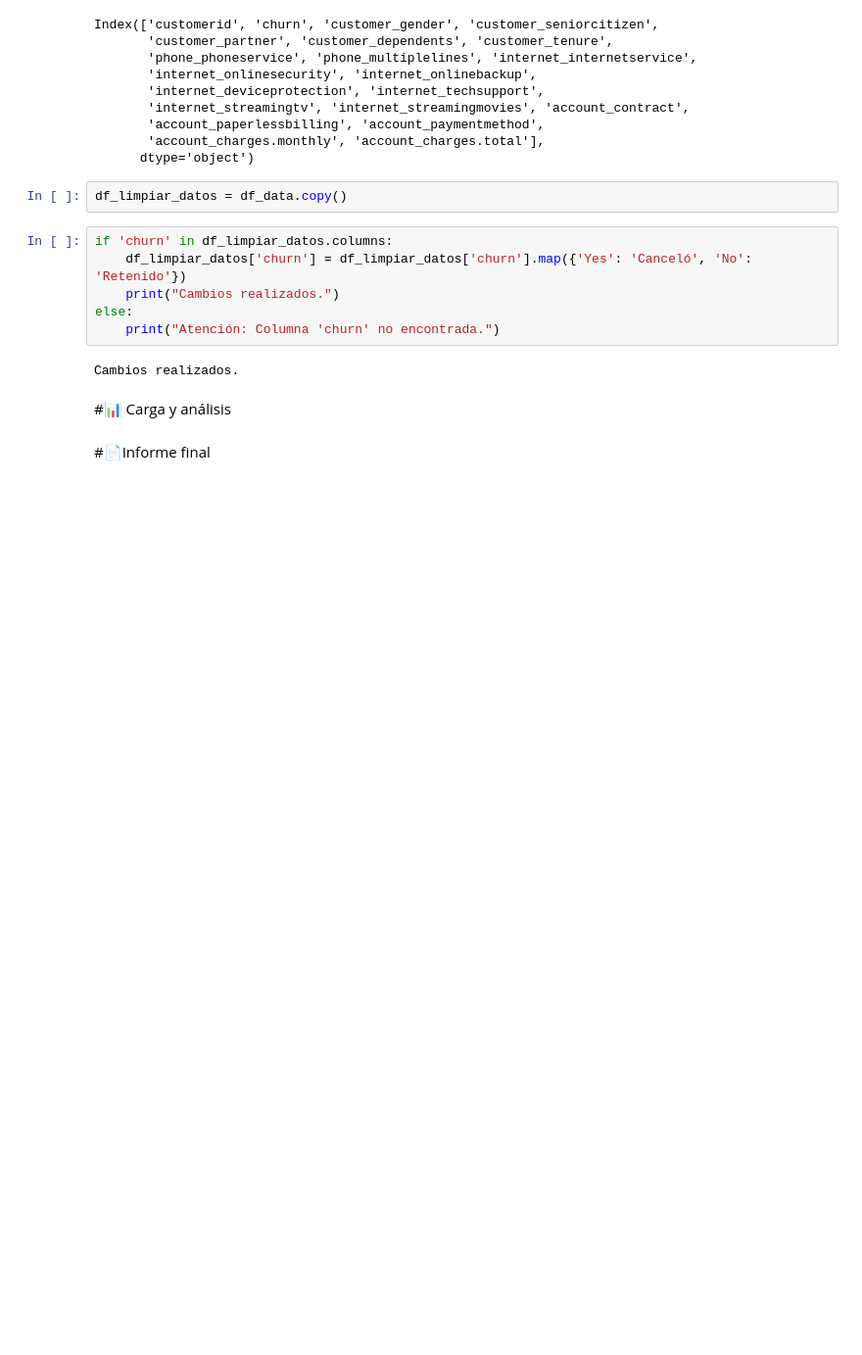
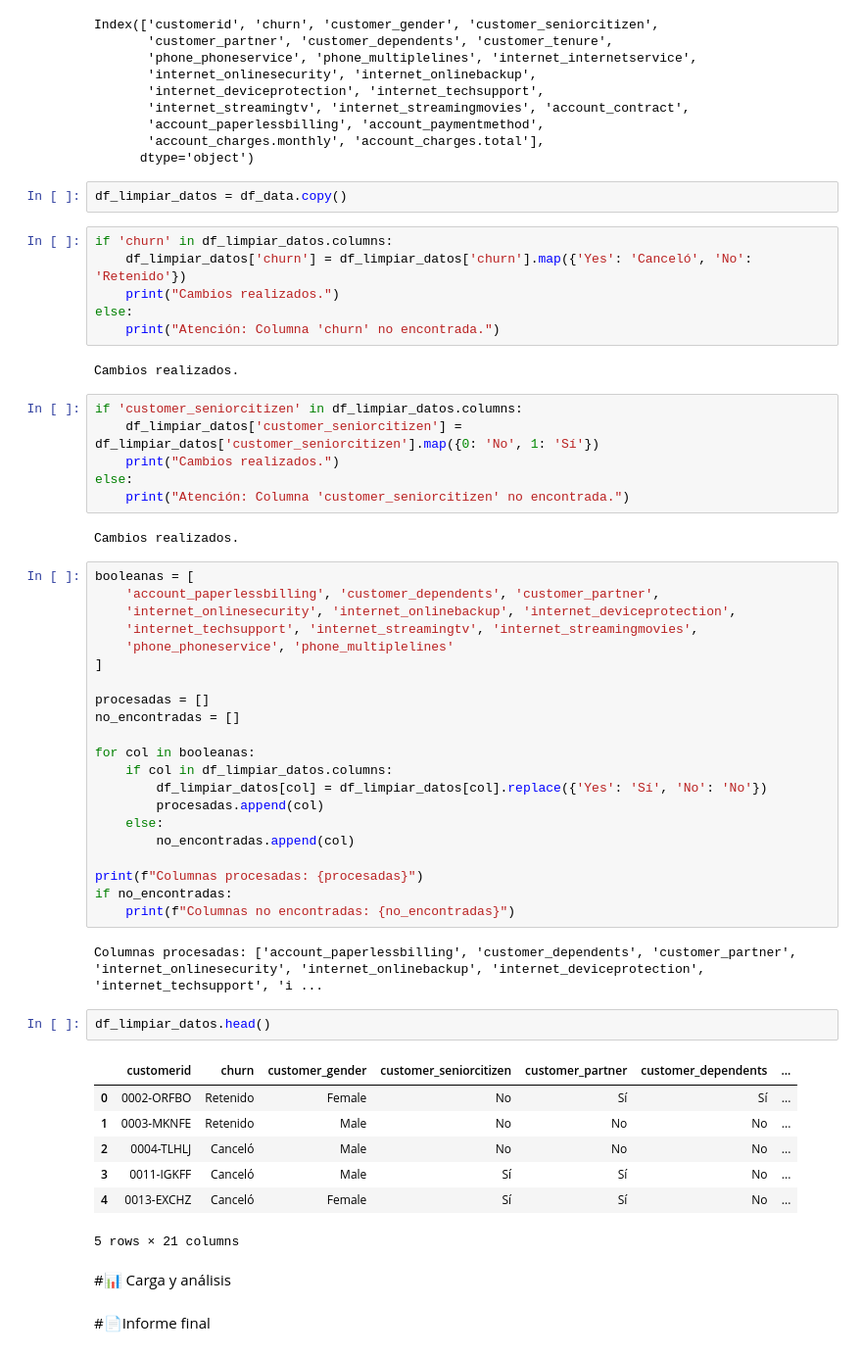
Before and after one commit to VicM678/TelecomX_LATAM, a Jupyter notebook: TelecomX_LATAM.ipynb, the cells around one changed output. Shown: that part at 98% size. Saved outputs shown, nothing was run; the diff lists cells and outputs as text; blank space fills up the shorter version.

Commit message:
06-limpieza-datos-nueva-columna

```diff
--- a/TelecomX_LATAM.ipynb
+++ b/TelecomX_LATAM.ipynb
@@ -118,6 +118,47 @@ else:
     print("Atención: Columna 'churn' no encontrada.")
 # %% [output]
 Cambios realizados.
+# %%
+if 'customer_seniorcitizen' in df_limpiar_datos.columns:
+    df_limpiar_datos['customer_seniorcitizen'] = df_limpiar_datos['customer_seniorcitizen'].map({0: 'No', 1: 'Sí'})
+    print("Cambios realizados.")
+else:
+    print("Atención: Columna 'customer_seniorcitizen' no encontrada.")
+# %% [output]
+Cambios realizados.
+# %%
+booleanas = [
+    'account_paperlessbilling', 'customer_dependents', 'customer_partner',
+    'internet_onlinesecurity', 'internet_onlinebackup', 'internet_deviceprotection',
+    'internet_techsupport', 'internet_streamingtv', 'internet_streamingmovies',
+    'phone_phoneservice', 'phone_multiplelines'
+]
+
+procesadas = []
+no_encontradas = []
+
+for col in booleanas:
+    if col in df_limpiar_datos.columns:
+        df_limpiar_datos[col] = df_limpiar_datos[col].replace({'Yes': 'Sí', 'No': 'No'})
+        procesadas.append(col)
+    else:
+        no_encontradas.append(col)
+
+print(f"Columnas procesadas: {procesadas}")
+if no_encontradas:
+    print(f"Columnas no encontradas: {no_encontradas}")
+# %% [output]
+Columnas procesadas: ['account_paperlessbilling', 'customer_dependents', 'customer_partner', 'internet_onlinesecurity', 'internet_onlinebackup', 'internet_deviceprotection', 'internet_techsupport', 'i ...
+# %%
+df_limpiar_datos.head()
+# %% [output]
+|  | customerid | churn | customer_gender | customer_seniorcitizen | customer_partner | customer_dependents | ... |
+| 0 | 0002-ORFBO | Retenido | Female | No | Sí | Sí | ... |
+| 1 | 0003-MKNFE | Retenido | Male | No | No | No | ... |
+| 2 | 0004-TLHLJ | Canceló | Male | No | No | No | ... |
+| 3 | 0011-IGKFF | Canceló | Male | Sí | Sí | No | ... |
+| 4 | 0013-EXCHZ | Canceló | Female | Sí | Sí | No | ... |
+5 rows × 21 columns
 # %% [markdown]
 #📊 Carga y análisis
 # %% [markdown]
```
